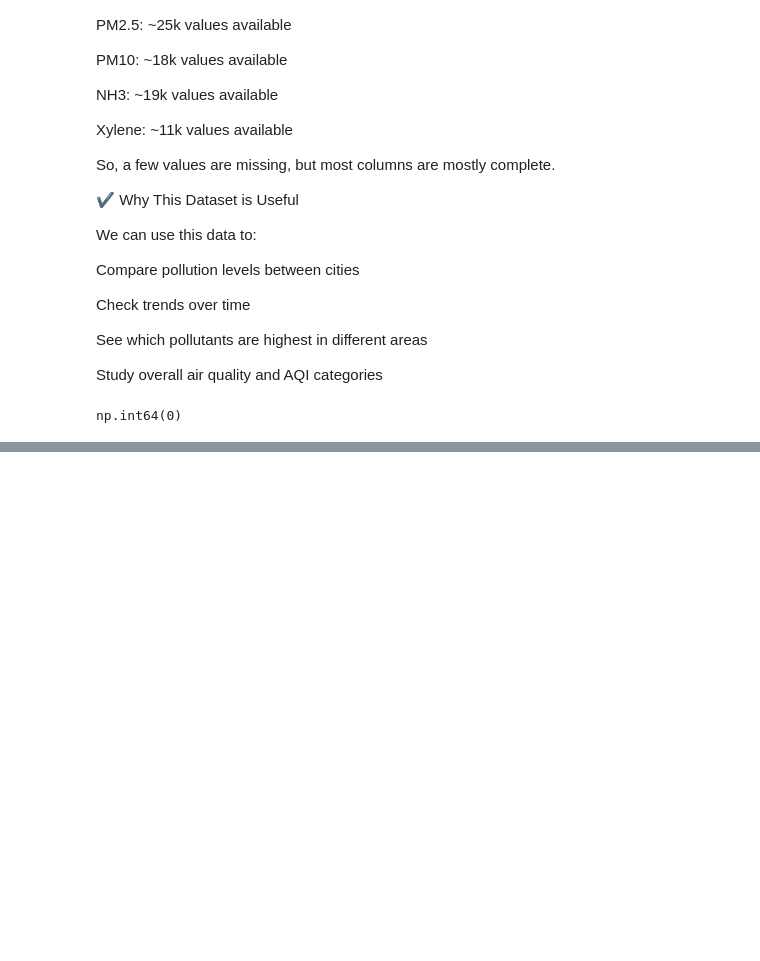
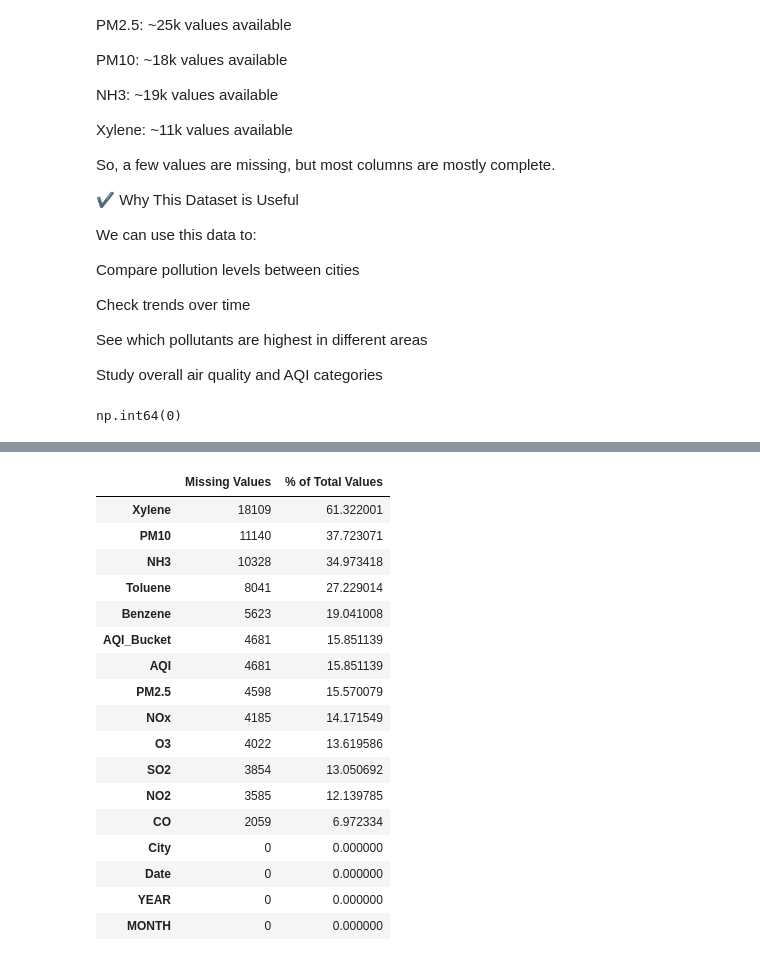
Before and after one commit to nawazullakhankayani-cadiff/St20329043_CMP7005_PRAC1.ipynb, a Jupyter notebook: St20329043_CMP7005_PRAC1.ipynb, the cells around one changed output, grey strips where cells are left out. Saved outputs shown, nothing was run; the diff lists cells and outputs as text; code cells hidden in the pictures; blank space fills up the shorter version.

```diff
--- a/St20329043_CMP7005_PRAC1.ipynb
+++ b/St20329043_CMP7005_PRAC1.ipynb
@@ -215,0 +274,6 @@ city
+# %%
+# Extract the month from the 'Date' column and create a new 'month' column
+df['MONTH'] = df['Date'].dt.month
+
+# Now, get the unique months
+df['MONTH'].unique()
@@ -215,0 +304,14 @@ city
+# %%
+# Convert Date column to datetime properly
+# 'dayfirst=True' will automatically interpret 13/01/2015 as 13th Jan, not 1st of March
+df['Date'] = pd.to_datetime(df['Date'], errors='coerce', dayfirst=True)
+
+# Check how many invalid dates were found
+print("Invalid dates (NaT):", df['Date'].isna().sum())
+
+# Sort the dataset by city and date
+df = df.sort_values(by=['City', 'Date']).reset_index(drop=True)
+
+# Verify the result
+print(df['Date'].head(10))
+print(df.dtypes['Date'])
@@ -215,0 +338,38 @@ city
+# %%
+def missing_values_table(df):
+    # Total missing values
+    mis_val = df.isnull().sum()
+
+    # Percentage of missing values
+    mis_val_percent = 100 * mis_val / len(df)
+
+    mis_val_table = pd.concat([mis_val, mis_val_percent], axis=1)
+
+    mis_val_table = mis_val_table.rename(columns={0: 'Missing Values', 1: '% of Total Values'})
+
+    # Sort the table by percentage of missing descending
+    mis_val_table = mis_val_table.sort_values('% of Total Values', ascending=False)
+
+    return mis_val_table
+
+missing_values = missing_values_table(df)
+display(missing_values.style.background_gradient(cmap='Greens'))
+# %% [output]
+|  | Missing Values | % of Total Values |
+| Xylene | 18109 | 61.322001 |
+| PM10 | 11140 | 37.723071 |
+| NH3 | 10328 | 34.973418 |
+| Toluene | 8041 | 27.229014 |
+| Benzene | 5623 | 19.041008 |
+| AQI_Bucket | 4681 | 15.851139 |
+| AQI | 4681 | 15.851139 |
+| PM2.5 | 4598 | 15.570079 |
+| NOx | 4185 | 14.171549 |
+| O3 | 4022 | 13.619586 |
+| SO2 | 3854 | 13.050692 |
+| NO2 | 3585 | 12.139785 |
+| CO | 2059 | 6.972334 |
+| City | 0 | 0.000000 |
+| Date | 0 | 0.000000 |
+| YEAR | 0 | 0.000000 |
+| MONTH | 0 | 0.000000 |
```
Also changed, not shown: parts of 15 cells of this notebook.
